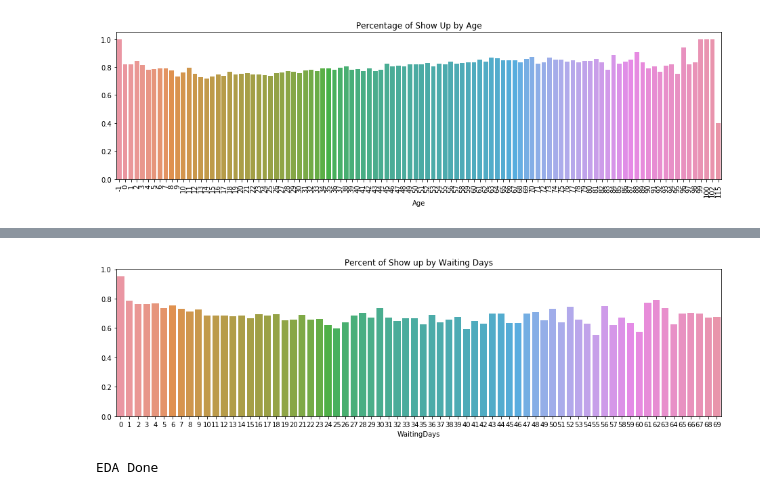
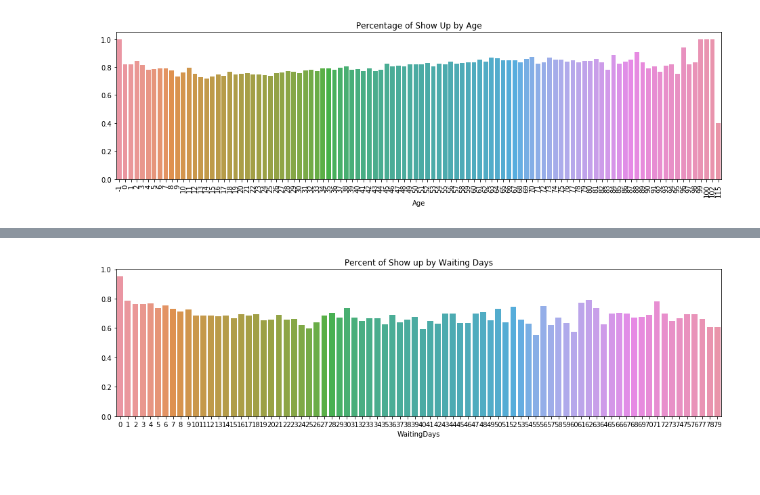
Before and after one commit to silicon-valley-gods-eye/Medical-Appointment-No-Shows, a Jupyter notebook: main.ipynb, the cells around one changed output, grey strips where cells are left out. Saved outputs shown, nothing was run; the diff lists cells and outputs as text; code cells hidden in the pictures.

```diff
--- a/main.ipynb
+++ b/main.ipynb
@@ -168,13 +176,9 @@ plt.show()
 # %%
 df_w_ratio = df[df.NoShow == 0].groupby(['WaitingDays']).size()/df.groupby(['WaitingDays']).size()
 
 plt.figure(figsize=(16,4))
-ax = sns.barplot(x=df_w_ratio.index, y=df_w_ratio, order=df.WaitingDays.iloc[:70].index)
+ax = sns.barplot(x=df_w_ratio.index, y=df_w_ratio, order=df.WaitingDays.iloc[:80].index)
 ax.set_title("Percent of Show up by Waiting Days")
 plt.show()
 # %% [output]
-[figure, old version]
+[figure, new version]
-# %%
-print('EDA Done')
-# %% [output]
-EDA Done
```
Also changed, not shown: parts of 1 cell of this notebook.
